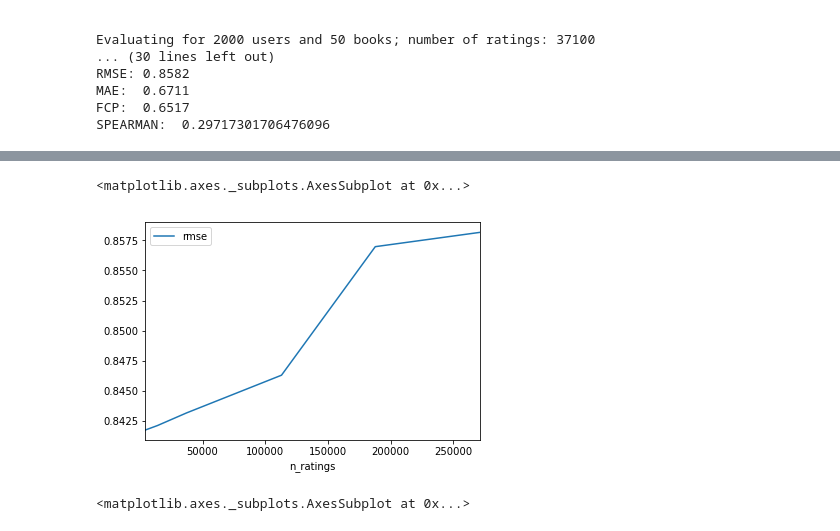
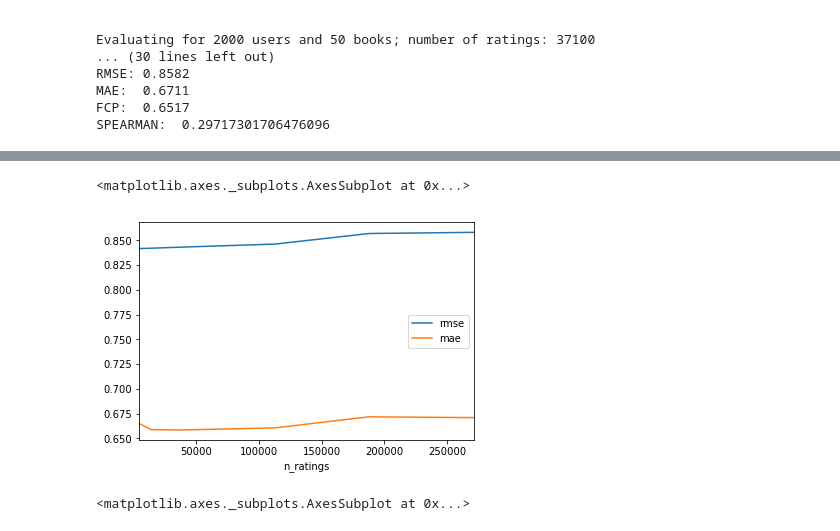
Before and after one commit to sdoctor7/book-recommendations, a Jupyter notebook: part1/basline-algorithm.ipynb, the cells around one changed output, grey strips where cells are left out. Cells and saved outputs as stored; diff of their text form; code cells hidden in the pictures.

```diff
--- a/basline-algorithm.ipynb
+++ b/part1/basline-algorithm.ipynb
@@ -352,8 +362,8 @@ results_df = pd.DataFrame(results_df[1:][:], columns=['n_ratings','rmse','mae','
 # %%
-results_df[['n_ratings','rmse']].plot(x='n_ratings',y='rmse')
+results_df[['n_ratings','rmse','mae']].plot(x='n_ratings',y=['rmse','mae'])
 # %% [output]
 <matplotlib.axes._subplots.AxesSubplot at 0x...>
-[figure, old version]
+[figure, new version]
 # %%
 results_df[['n_ratings','mae']].plot(x='n_ratings',y='mae')
 # %% [output]
```
Also changed, not shown: parts of 1 cell of this notebook.
